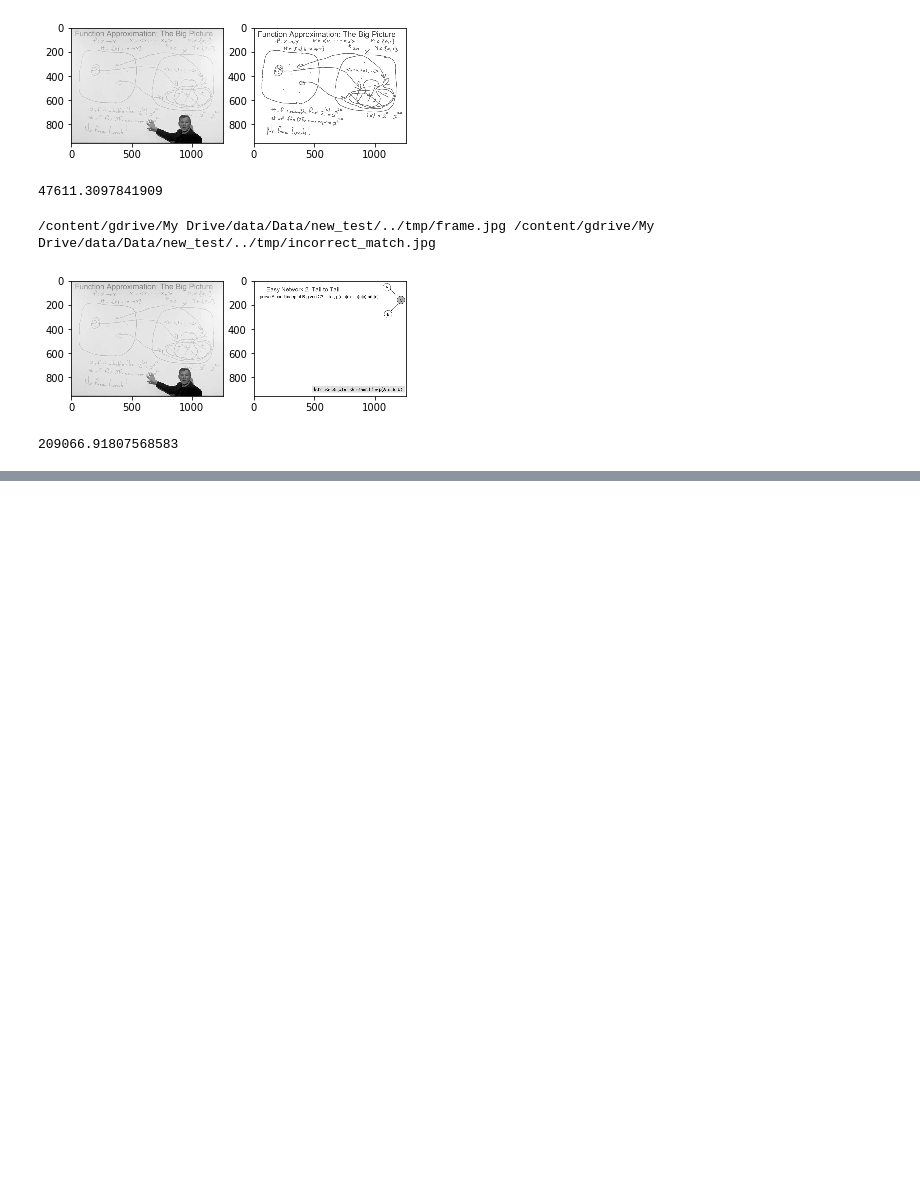
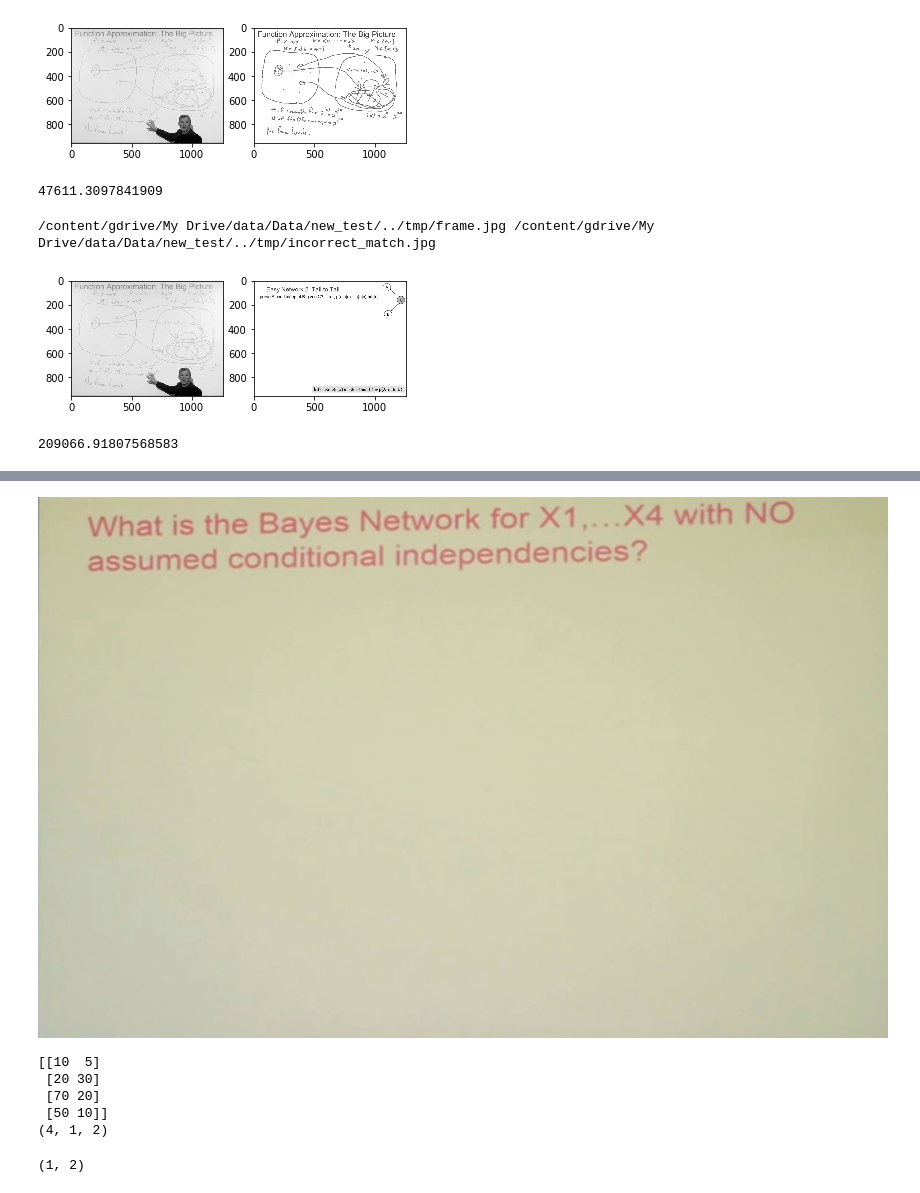
Before and after one commit to alti-tude/video-slide-matching, a Jupyter notebook: main.ipynb, the cells around one changed output, grey strips where cells are left out. Cells and saved outputs as stored; diff of their text form; code cells hidden in the pictures; blank space fills up the shorter version.

```diff
--- a/main.ipynb
+++ b/main.ipynb
@@ -201,0 +341,20 @@ print(edges)
+# %%
+cv2_imshow(newImage)
+# %% [output]
+[figure, added]
+# %%
+pts = np.array([[10,5],[20,30],[70,20],[50,10]], np.int32)
+print(pts)
+pts = pts.reshape((-1,1,2))
+print(pts.shape)
+# %% [output]
+[[10  5]
+ [20 30]
+ [70 20]
+ [50 10]]
+(4, 1, 2)
+# %%
+a = [1,2]
+tuple(a)
+# %% [output]
+(1, 2)
```
Also changed, not shown: parts of 6 cells of this notebook.
